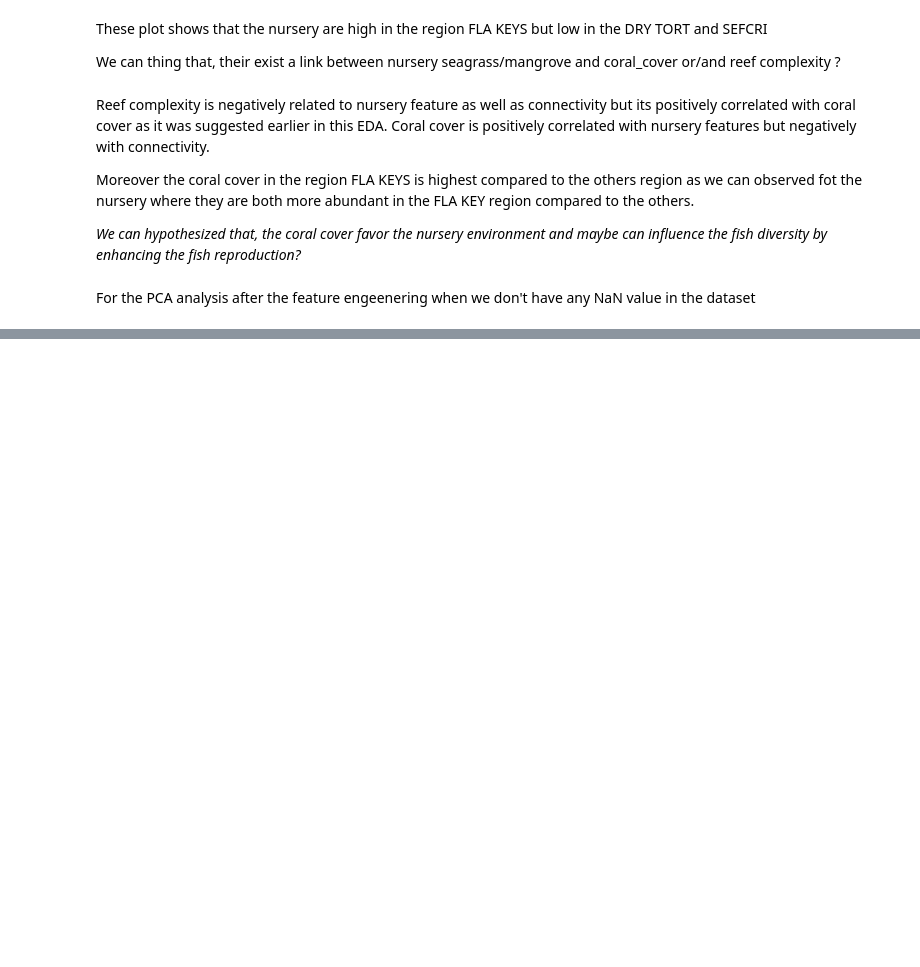
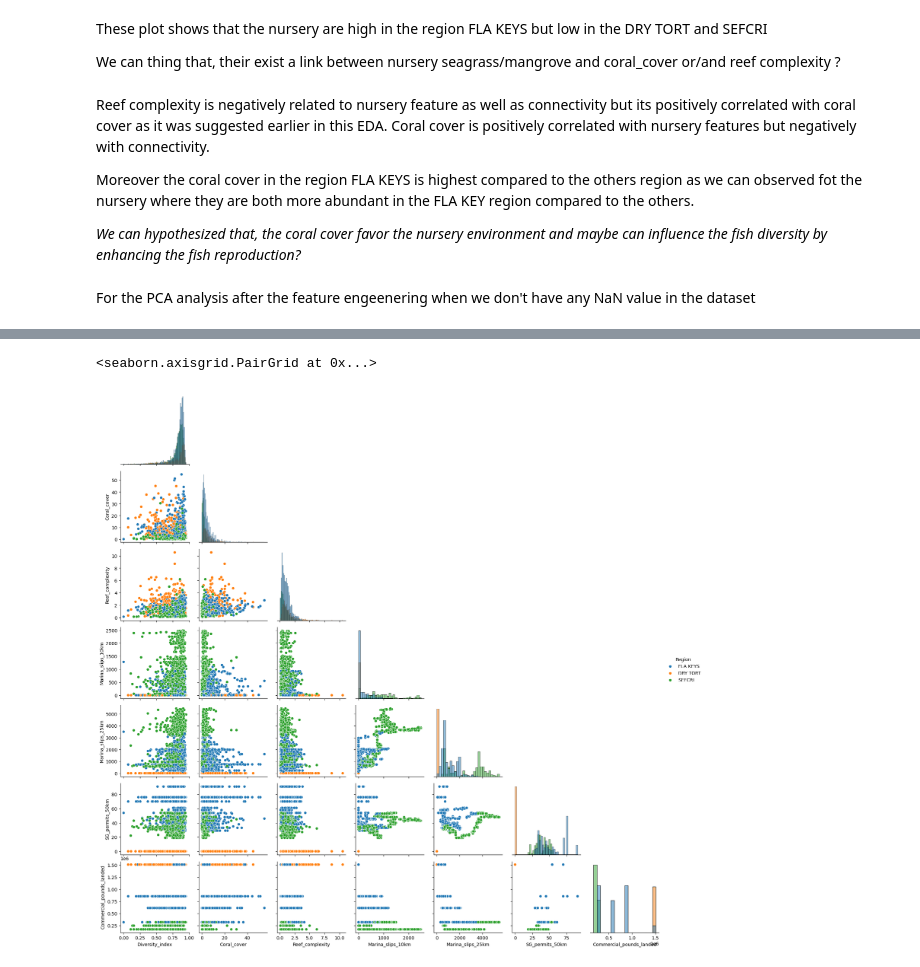
Before and after one commit to susmitha-ann/CoralReefFishSpeciesAssessment, a Jupyter notebook: Exploratory_species.ipynb, the cells around one changed output, grey strips where cells are left out. Drawn from its saved outputs; the diff is of its cells as text; code cells hidden in the pictures; blank space fills up the shorter version.

```diff
--- a/Exploratory_species.ipynb
+++ b/Exploratory_species.ipynb
@@ -332,0 +417,10 @@ For the PCA analysis after the feature engeenering when we don't have any NaN va
+# %%
+#relation between the region and the boat (leasure and commercial) activities
+
+g = sns.PairGrid(species, diag_sharey=False, corner= True, vars=['Diversity_index','Coral_cover','Reef_complexity','Marina_slips_10km', 'Marina_slips_25km', 'SG_permits_50km','Commercial_pounds_landed'], hue="Region")
+g.map_lower(sns.scatterplot)
+g.map_diag(sns.histplot)
+g.add_legend()
+# %% [output]
+<seaborn.axisgrid.PairGrid at 0x...>
+[figure, added]
```
Also changed, not shown: parts of 16 cells of this notebook.
